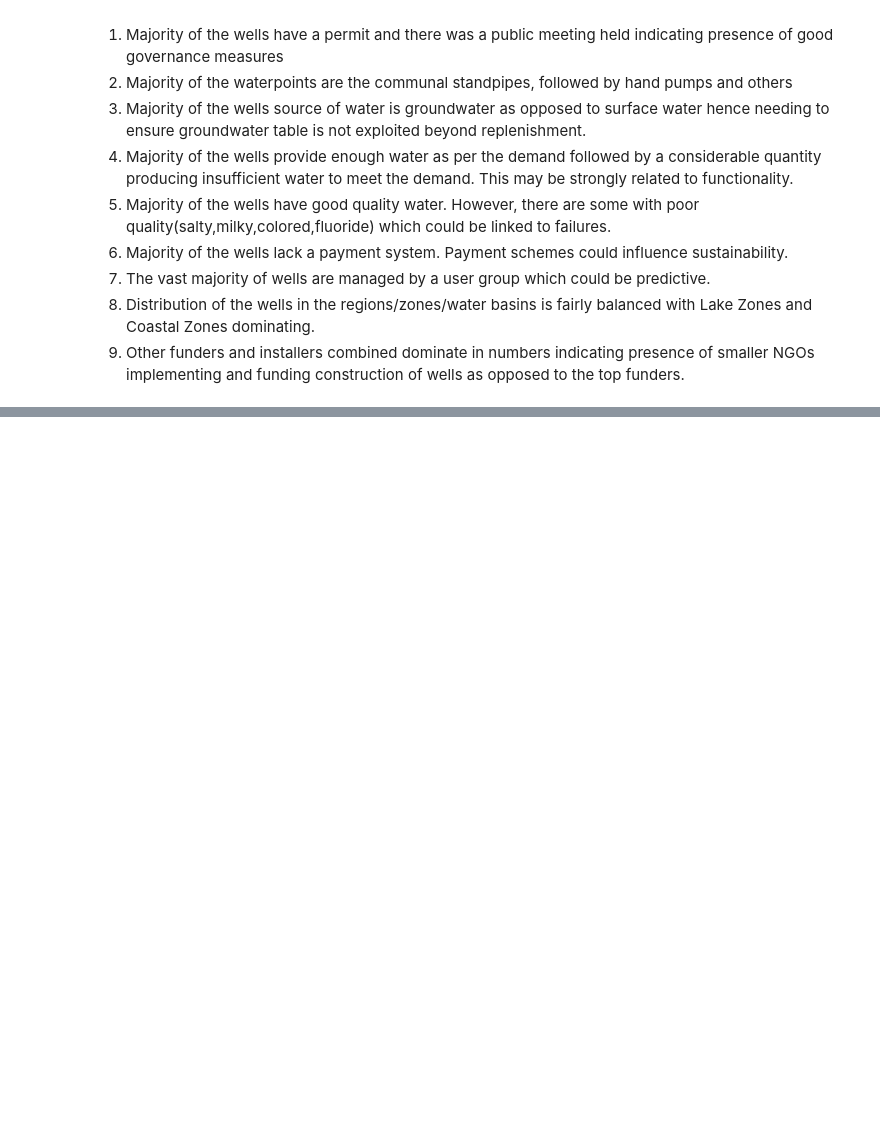
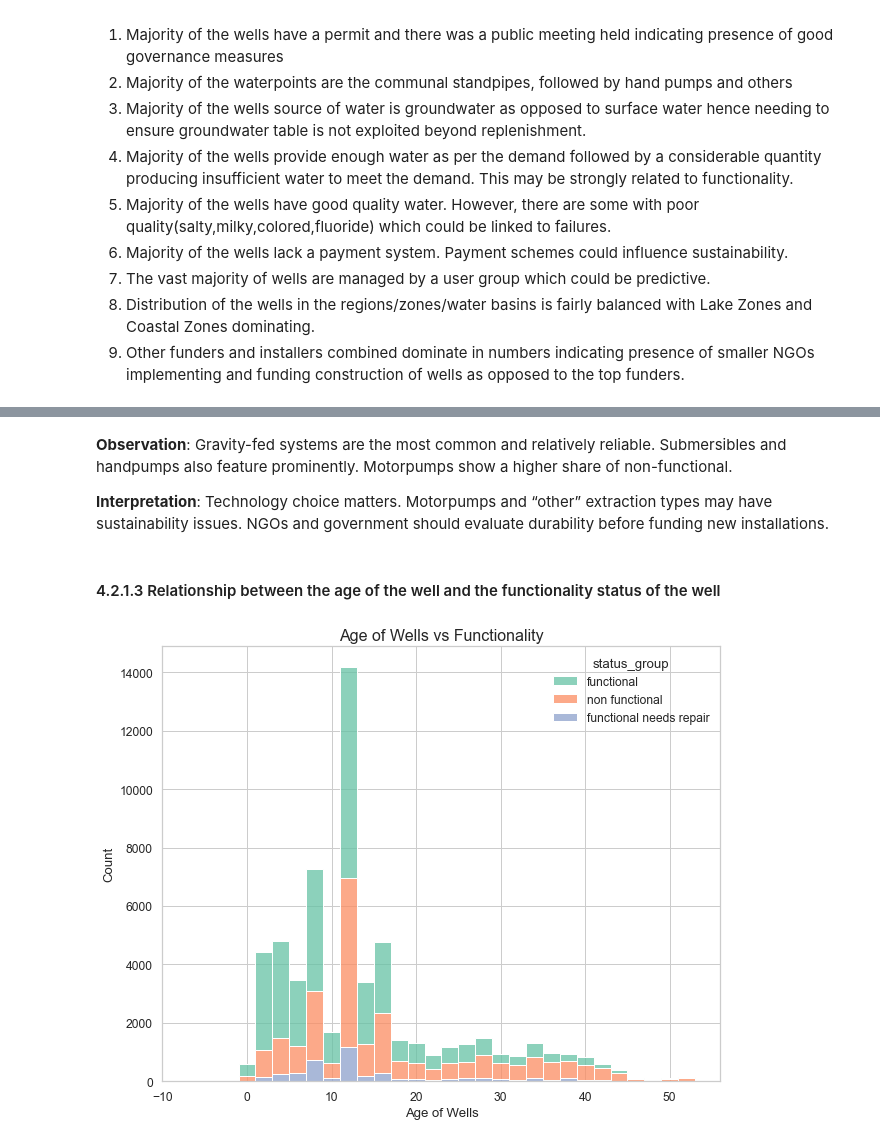
Before and after one commit to HuldahCR/Tanzanian_Water_Well_Risk_Model, a Jupyter notebook: notebooks/Tanzanian_Water_Well_Modeling.ipynb, the cells around one changed output, grey strips where cells are left out. Drawn from its saved outputs; the diff is of its cells as text; code cells hidden in the pictures; blank space fills up the shorter version.

```diff
--- a/notebooks/Tanzanian_Water_Well_Modeling.ipynb
+++ b/notebooks/Tanzanian_Water_Well_Modeling.ipynb
@@ -1718,0 +1751,14 @@ for col in categorical_cols:
+# %% [markdown]
+**Observation**: Gravity-fed systems are the most common and relatively reliable. Submersibles and handpumps also feature prominently. Motorpumps show a higher share of non-functional.
+
+**Interpretation**: Technology choice matters. Motorpumps and “other” extraction types may have sustainability issues. NGOs and government should evaluate durability before funding new installations.
+# %% [markdown]
+#### 4.2.1.3 Relationship between the age of the well and the functionality status of the well
+# %%
+plt.figure(figsize=(10,8))
+sns.histplot(data=train_df1, x="age_years", bins=30, hue="status_group", multiple="stack")
+plt.title("Age of Wells vs Functionality", fontsize=16)
+plt.xlabel("Age of Wells")
+plt.show()
+# %% [output]
+[figure, added]
```
Also changed, not shown: parts of 45 cells of this notebook.
